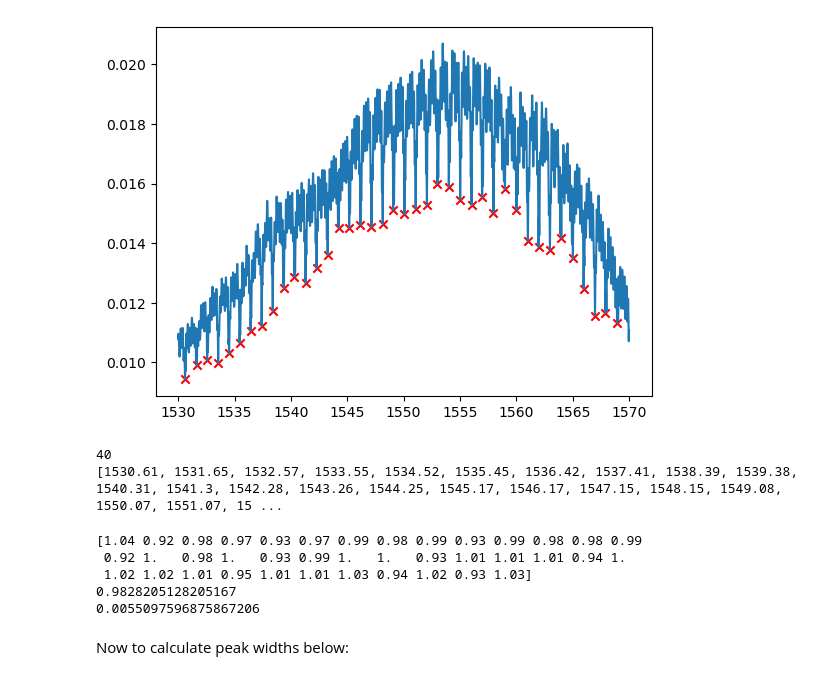
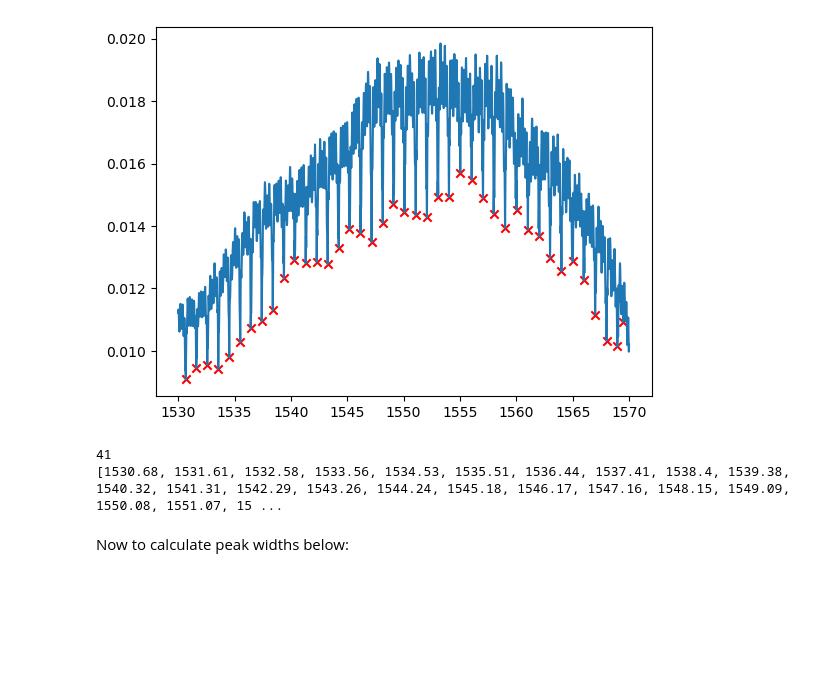
Before and after one commit to tdasanjh/team-chip-project, a Jupyter notebook: data_analysis/data_analysis_notebook_Q_factor.ipynb, the cells around one changed output. Drawn from its saved outputs; the diff is of its cells as text; code cells hidden in the pictures; blank space fills up the shorter version.

Commit message:
Q factor data run for sg_rr_100_027 2023-12-08 17-44-55

```diff
--- a/data_analysis/data_analysis_notebook_Q_factor.ipynb
+++ b/data_analysis/data_analysis_notebook_Q_factor.ipynb
@@ -2,7 +2,7 @@
 import data_analysis_funcs as daf
 import matplotlib.pyplot as plt
 # %%
-data_analyse_file="sg_rr_100_025 2023-12-11 14-23-14.csv"
+data_analyse_file="sg_rr_100_027 2023-12-08 17-44-55.csv"
 wvlen_array,pow_array=daf.get_wavlen_and_pow_arrays(data_analyse_file)
 daf.plot_visualise(wvlen_array,pow_array, full_range=True)
 # %% [output]
@@ -28,31 +28,25 @@ print(power_peak_search)
 # %%
 wvlen_step_size=0.01
-approx_fsr=1.7
-promin_use=0.001
+approx_fsr=1
+promin_use=0.0015
 dist_use=(approx_fsr/2)/wvlen_step_size
 #dist_use=1
 peak_locs,n_peaks,peak_wavelens,peak_powers=daf.give_peak_locs(wvlen_step_size,approx_fsr,promin_use,dist_use,wvlen_peak_search,power_peak_search)
 plt.plot(wvlen_peak_search,power_peak_search)
 plt.scatter(peak_wavelens,peak_powers,color="red", marker="x")
 plt.show()
 print(n_peaks)#just added for check
 print(peak_wavelens)#check
 # %% [output]
-[figure, old version]
+[figure, new version]
-40
-[1530.61, 1531.65, 1532.57, 1533.55, 1534.52, 1535.45, 1536.42, 1537.41, 1538.39, 1539.38, 1540.31, 1541.3, 1542.28, 1543.26, 1544.25, 1545.17, 1546.17, 1547.15, 1548.15, 1549.08, 1550.07, 1551.07, 15 ...
+41
+[1530.68, 1531.61, 1532.58, 1533.56, 1534.53, 1535.51, 1536.44, 1537.41, 1538.4, 1539.38, 1540.32, 1541.31, 1542.29, 1543.26, 1544.24, 1545.18, 1546.17, 1547.16, 1548.15, 1549.09, 1550.08, 1551.07, 15 ...
 # %%
 fsr_values=daf.calc_fsrs(peak_wavelens)
 fsr_mean,fsr_error=daf.fsr_avg_and_error(fsr_values)
 print(fsr_values)
 print(fsr_mean)
 print(fsr_error)
-# %% [output]
-[1.04 0.92 0.98 0.97 0.93 0.97 0.99 0.98 0.99 0.93 0.99 0.98 0.98 0.99
- 0.92 1.   0.98 1.   0.93 0.99 1.   1.   0.93 1.01 1.01 1.01 0.94 1.
- 1.02 1.02 1.01 0.95 1.01 1.01 1.03 0.94 1.02 0.93 1.03]
-0.9828205128205167
-0.0055097596875867206
 # %% [markdown]
 Now to calculate peak widths below:
 # %%
```
Also changed, not shown: parts of 6 cells of this notebook, 1 other file.
